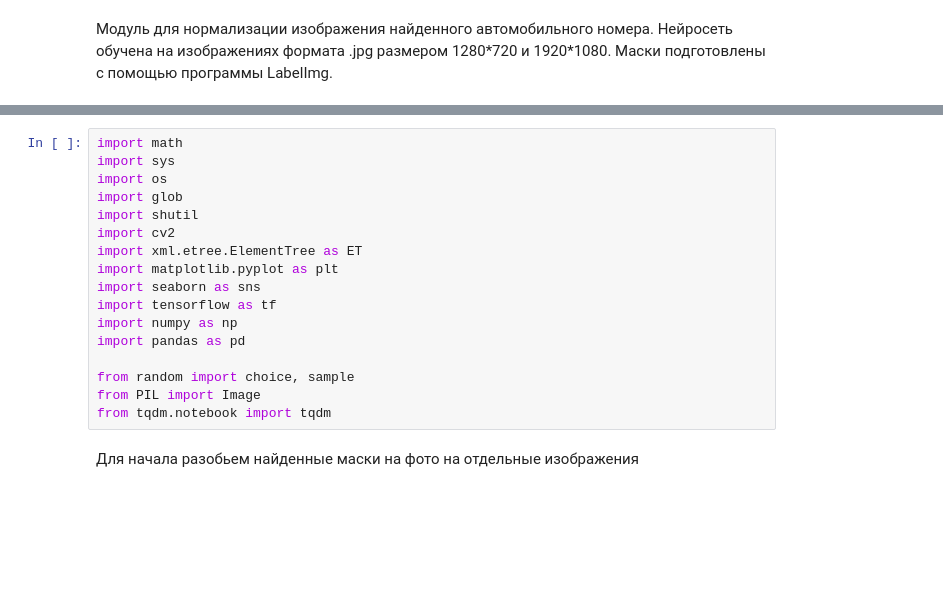
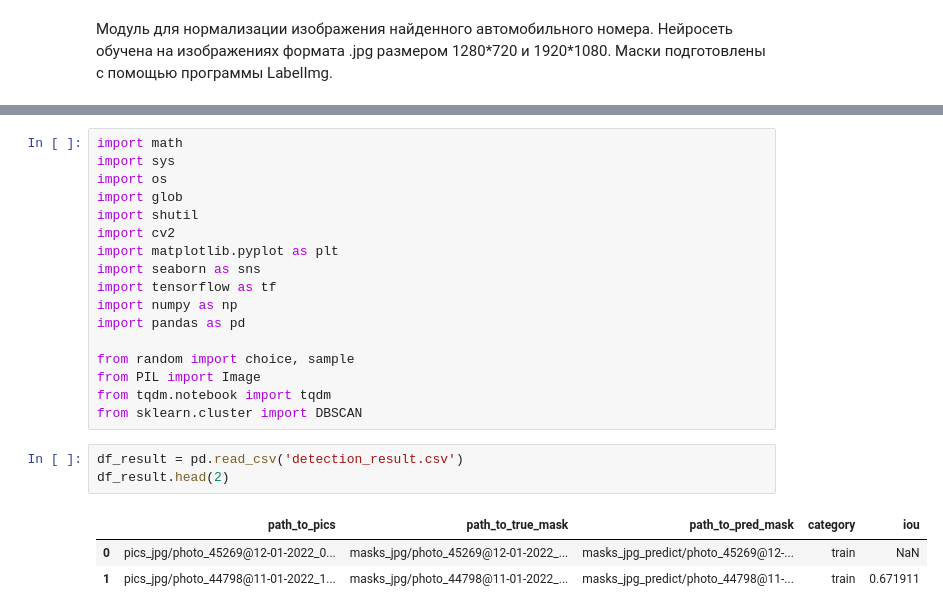
Before and after one commit to Nickolay-A/PlateRecognition, a Jupyter notebook: PlateNoramlization.ipynb, the cells around one changed output, grey strips where cells are left out. Drawn from its saved outputs; the diff is of its cells as text; blank space fills up the shorter version.

```diff
--- a/PlateNoramlization.ipynb
+++ b/PlateNoramlization.ipynb
@@ -26,7 +26,6 @@ import os
 import glob
 import shutil
 import cv2
-import xml.etree.ElementTree as ET
 import matplotlib.pyplot as plt
 import seaborn as sns
 import tensorflow as tf
@@ -36,5 +35,11 @@ import pandas as pd
 from random import choice, sample
 from PIL import Image
 from tqdm.notebook import tqdm
+from sklearn.cluster import DBSCAN
-# %% [markdown]
-Для начала разобьем найденные маски на фото на отдельные изображения
+# %%
+df_result = pd.read_csv('detection_result.csv')
+df_result.head(2)
+# %% [output]
+|  | path_to_pics | path_to_true_mask | path_to_pred_mask | category | iou |
+| 0 | pics_jpg/photo_45269@12-01-2022_0... | masks_jpg/photo_45269@12-01-2022_... | masks_jpg_predict/photo_45269@12-... | train | NaN |
+| 1 | pics_jpg/photo_44798@11-01-2022_1... | masks_jpg/photo_44798@11-01-2022_... | masks_jpg_predict/photo_44798@11-... | train | 0.671911 |
```
Also changed, not shown: parts of 7 cells of this notebook.
